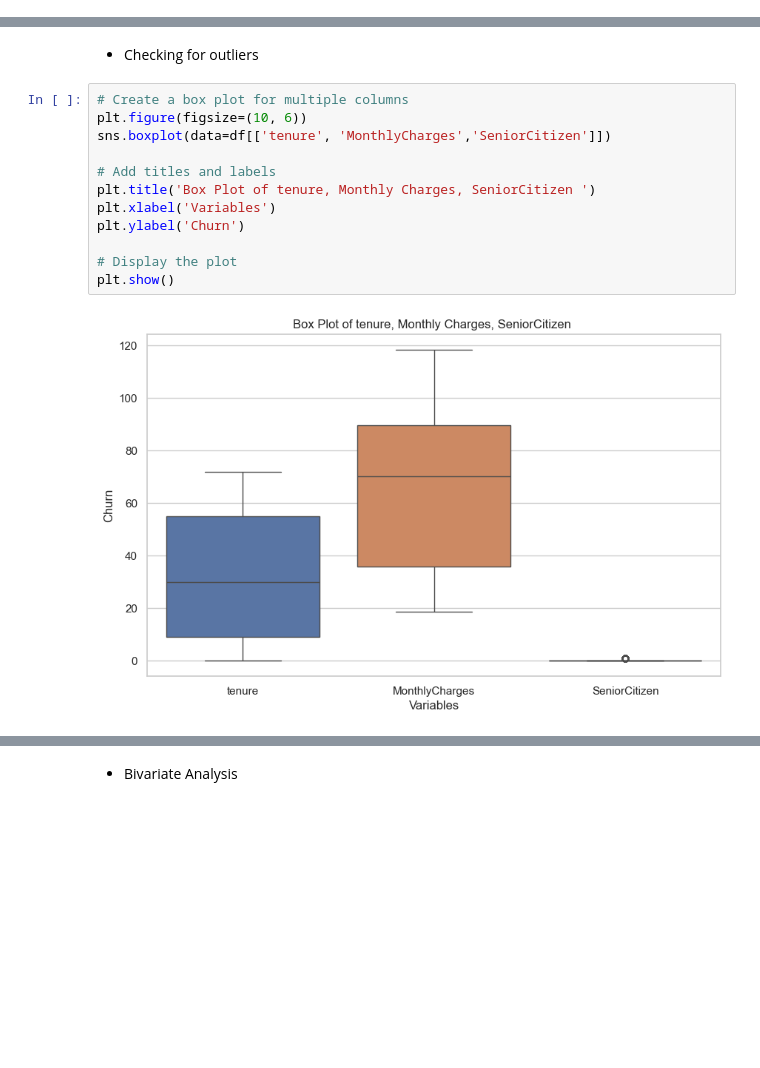
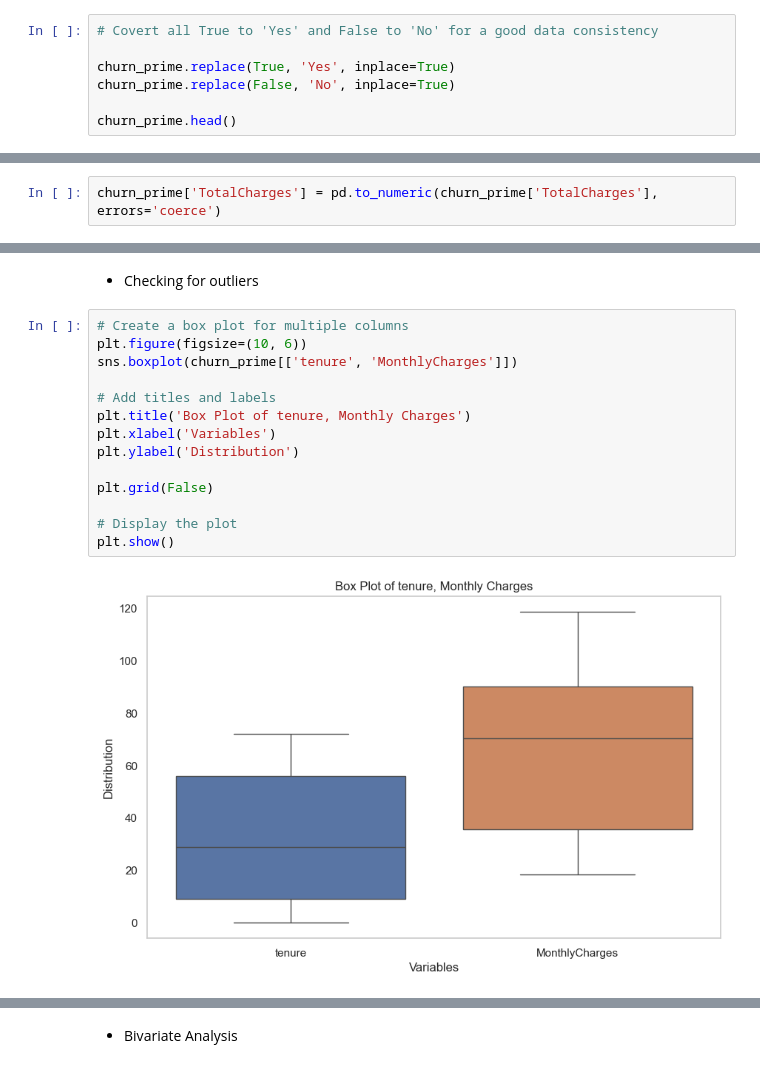
Before and after one commit to Njuraita/Customer-Churn-Prediction-, a Jupyter notebook: notebook/main.ipynb, the cells around one changed output, grey strips where cells are left out. Drawn from its saved outputs; the diff is of its cells as text; blank space fills up the shorter version.

```diff
--- a/notebook/main.ipynb
+++ b/notebook/main.ipynb
@@ -232,3 +212,10 @@ churn_prime
 | 5041 | 8361-LTMKD | Male | 1 | Yes | No | 4 | Yes | Yes | ... |
 | 5042 | 3186-AJIEK | Male | 0 | No | No | 66 | Yes | No | ... |
 5043 rows × 21 columns
+# %%
+# Covert all True to 'Yes' and False to 'No' for a good data consistency
+
+churn_prime.replace(True, 'Yes', inplace=True)
+churn_prime.replace(False, 'No', inplace=True)
+
+churn_prime.head()
@@ -235,3 +230,5 @@ churn_prime
+# %%
+churn_prime['TotalCharges'] = pd.to_numeric(churn_prime['TotalCharges'], errors='coerce')
 # %% [markdown]
 #### **Exploratory Data Analyis (EDA)**
 
@@ -382,14 +403,16 @@ plt.show()
 # %%
 # Create a box plot for multiple columns
 plt.figure(figsize=(10, 6))
-sns.boxplot(data=df[['tenure', 'MonthlyCharges','SeniorCitizen']])
+sns.boxplot(churn_prime[['tenure', 'MonthlyCharges']])
 
 # Add titles and labels
-plt.title('Box Plot of tenure, Monthly Charges, SeniorCitizen ')
+plt.title('Box Plot of tenure, Monthly Charges')
 plt.xlabel('Variables')
-plt.ylabel('Churn')
+plt.ylabel('Distribution')
+
+plt.grid(False)
 
 # Display the plot
 plt.show()
 # %% [output]
-[figure, old version]
+[figure, new version]
```
Also changed, not shown: parts of 17 cells of this notebook.
